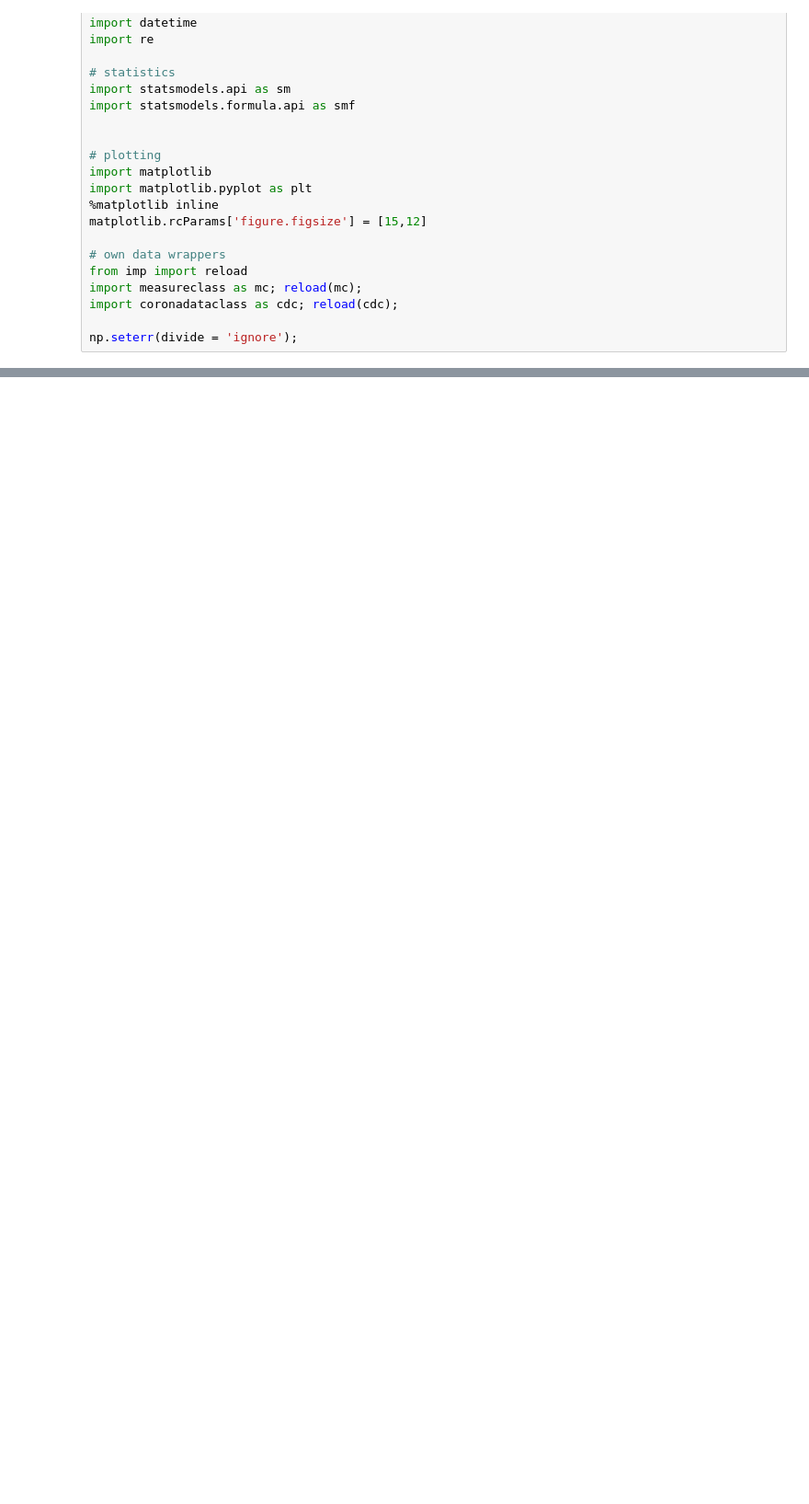
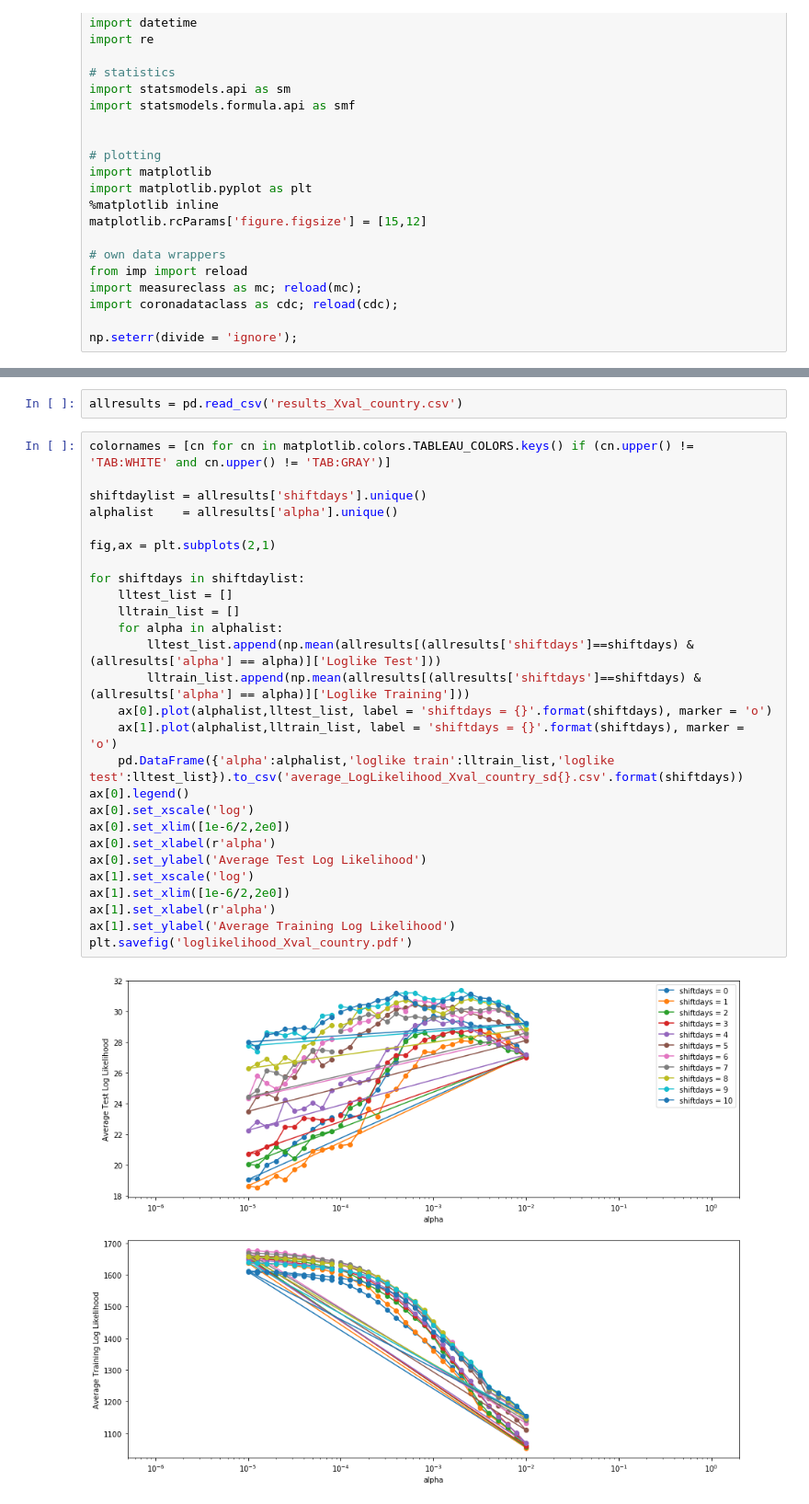
Before and after one commit to lukasgeyrhofer/corona, a Jupyter notebook: regression measures.ipynb, the cells around one changed output, grey strips where cells are left out. Shown at 92% size. Drawn from its saved outputs; the diff is of its cells as text; blank space fills up the shorter version.

```diff
--- a/regression measures.ipynb
+++ b/regression measures.ipynb
@@ -292,0 +288,31 @@ results_final = model_final.fit_regularized(alpha = 1e-3, L1_wt = 1)
+# %%
+allresults = pd.read_csv('results_Xval_country.csv')
+# %%
+colornames = [cn for cn in matplotlib.colors.TABLEAU_COLORS.keys() if (cn.upper() != 'TAB:WHITE' and cn.upper() != 'TAB:GRAY')]
+
+shiftdaylist = allresults['shiftdays'].unique()
+alphalist    = allresults['alpha'].unique()
+
+fig,ax = plt.subplots(2,1)
+
+for shiftdays in shiftdaylist:
+    lltest_list = []
+    lltrain_list = []
+    for alpha in alphalist:
+        lltest_list.append(np.mean(allresults[(allresults['shiftdays']==shiftdays) & (allresults['alpha'] == alpha)]['Loglike Test']))
+        lltrain_list.append(np.mean(allresults[(allresults['shiftdays']==shiftdays) & (allresults['alpha'] == alpha)]['Loglike Training']))
+    ax[0].plot(alphalist,lltest_list, label = 'shiftdays = {}'.format(shiftdays), marker = 'o')
+    ax[1].plot(alphalist,lltrain_list, label = 'shiftdays = {}'.format(shiftdays), marker = 'o')
+    pd.DataFrame({'alpha':alphalist,'loglike train':lltrain_list,'loglike test':lltest_list}).to_csv('average_LogLikelihood_Xval_country_sd{}.csv'.format(shiftdays))
+ax[0].legend()
+ax[0].set_xscale('log')
+ax[0].set_xlim([1e-6/2,2e0])
+ax[0].set_xlabel(r'alpha')
+ax[0].set_ylabel('Average Test Log Likelihood')
+ax[1].set_xscale('log')
+ax[1].set_xlim([1e-6/2,2e0])
+ax[1].set_xlabel(r'alpha')
+ax[1].set_ylabel('Average Training Log Likelihood')
+plt.savefig('loglikelihood_Xval_country.pdf')
+# %% [output]
+[figure, added]
```
Also changed, not shown: parts of 31 cells of this notebook.
